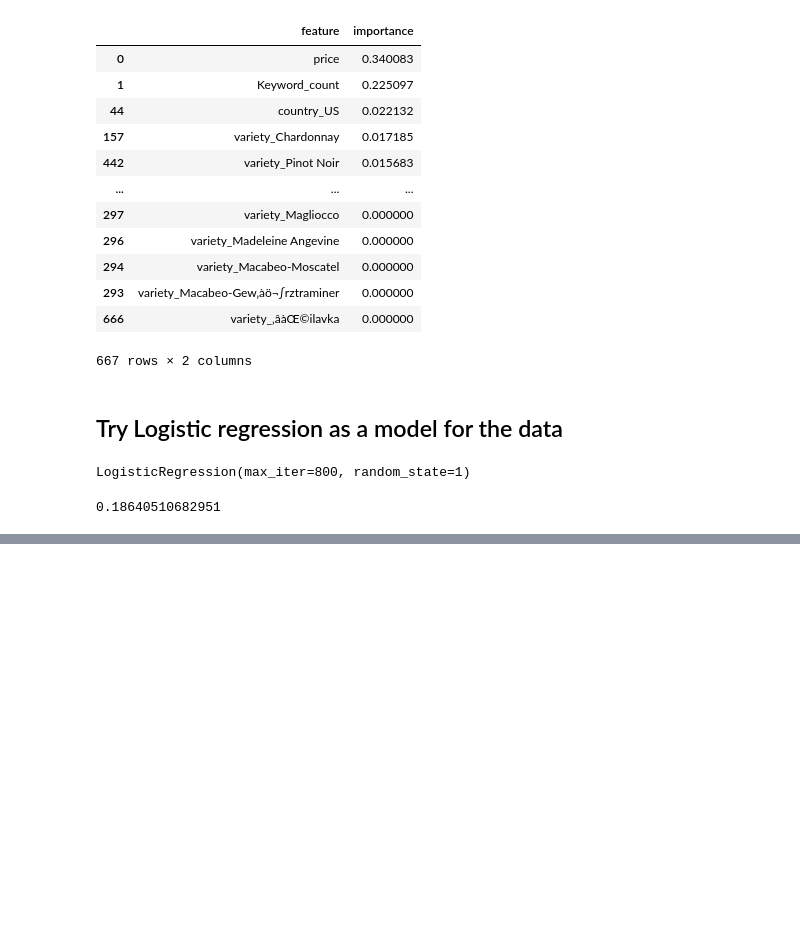
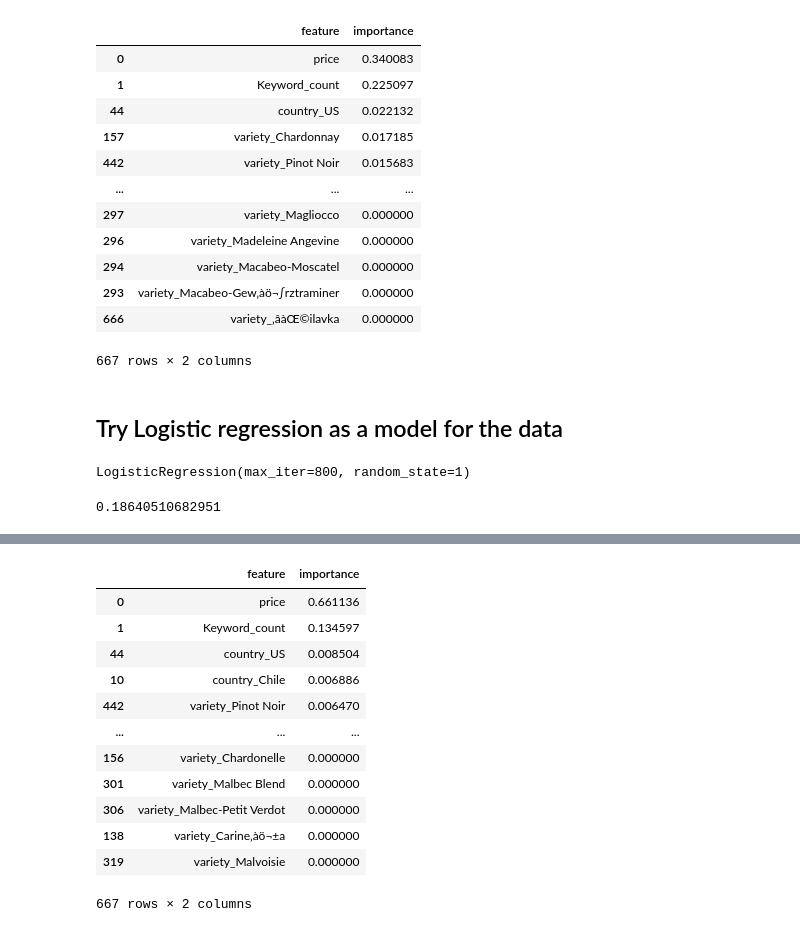
Before and after one commit to nataliepoorcreations/Wine_Reviews_Project, a Jupyter notebook: Machine_learning_model.ipynb, the cells around one changed output, grey strips where cells are left out. Cells and saved outputs as stored; diff of their text form; code cells hidden in the pictures; blank space fills up the shorter version.

```diff
--- a/Machine_learning_model.ipynb
+++ b/Machine_learning_model.ipynb
@@ -365,0 +425,13 @@ print(accuracy_score(y_test, y_pred))
+# %%
+X_train,X_test,y_train,y_test=train_test_split(X_grouped,y,random_state=1)
+# %%
+# Resample the training data with the BalancedRandomForestClassifier
+
+#model
+brf_model = BalancedRandomForestClassifier(n_estimators = 100, random_state=1)
+
+#fit
+brf_model= brf_model.fit(X_train,y_train)
+
+#predict
+predictions = brf_model.predict(X_test)
@@ -365,0 +454,23 @@ print(accuracy_score(y_test, y_pred))
+# %%
+# List the features sorted in descending order by feature importance
+important_features=brf_model.feature_importances_
+
+cols=X_encoded.columns
+
+features_df = pd.DataFrame({'feature':cols,
+                          'importance': important_features})
+features_df.sort_values('importance',ascending=False)
+# %% [output]
+|  | feature | importance |
+| 0 | price | 0.661136 |
+| 1 | Keyword_count | 0.134597 |
+| 44 | country_US | 0.008504 |
+| 10 | country_Chile | 0.006886 |
+| 442 | variety_Pinot Noir | 0.006470 |
+| ... | ... | ... |
+| 156 | variety_Chardonelle | 0.000000 |
+| 301 | variety_Malbec Blend | 0.000000 |
+| 306 | variety_Malbec-Petit Verdot | 0.000000 |
+| 138 | variety_Carine‚àö¬±a | 0.000000 |
+| 319 | variety_Malvoisie | 0.000000 |
+667 rows × 2 columns
```
Also changed, not shown: parts of 9 cells of this notebook.
